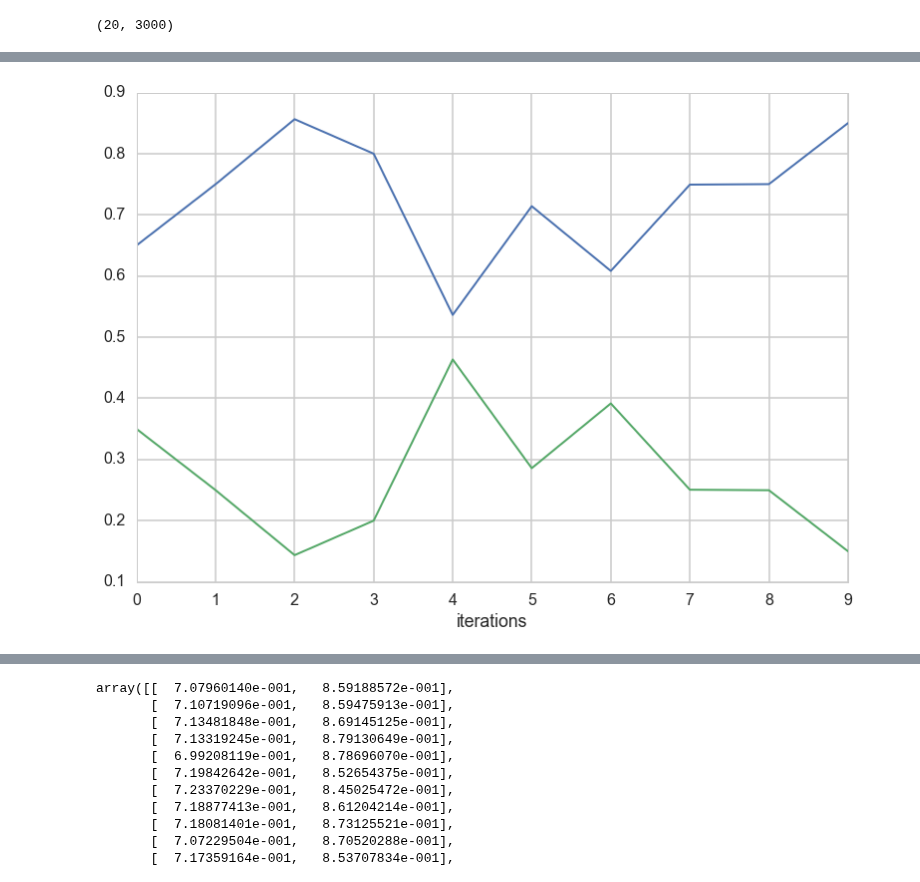
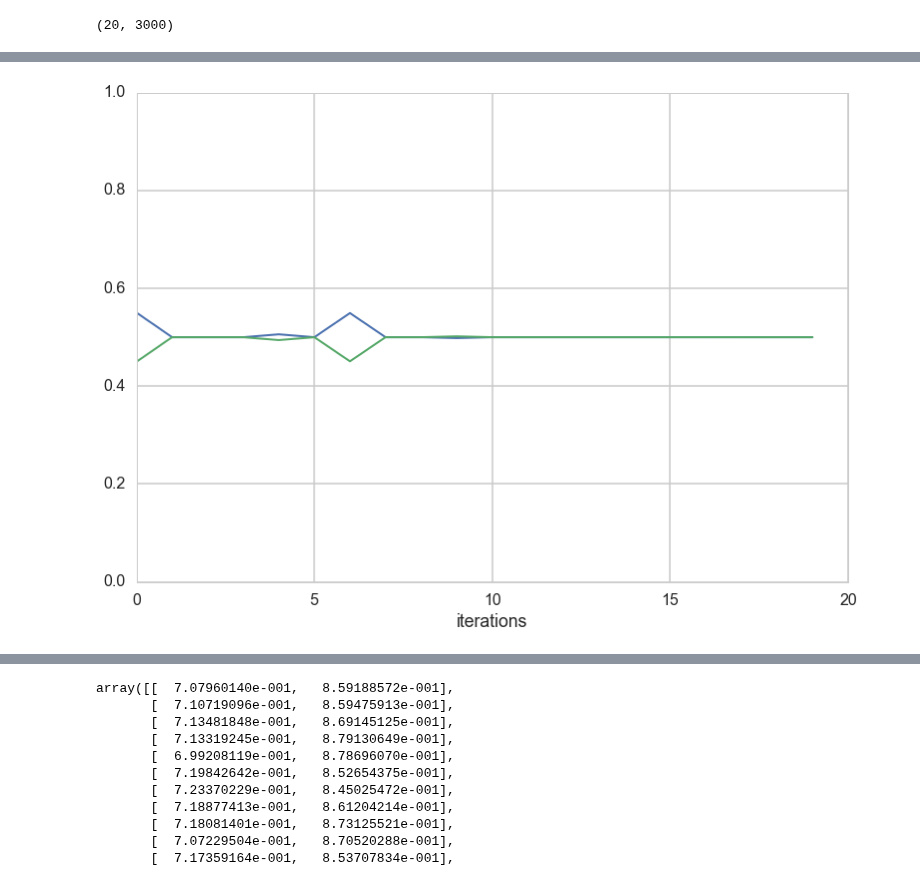
Before and after one commit to zyzdiana/ss_model_mixture, a Jupyter notebook: Mixture_test.ipynb, the cells around one changed output, grey strips where cells are left out. Cells and saved outputs as stored; diff of their text form; code cells hidden in the pictures.

```diff
--- a/Mixture_test.ipynb
+++ b/Mixture_test.ipynb
@@ -117,7 +117,7 @@ trial = 50
 # cluster
 cluster = 2
 #iterations
-iteration = 10
+iteration = 20
 #
 sigma_ls = np.empty([iteration,cluster])
 pi_ls = np.empty([iteration,cluster])
@@ -159,7 +159,7 @@ for i in range(iteration):
 
     posterior_indicator = np.exp(loglikelihood - np.max(loglikelihood, axis=0)) * np.reshape(np.repeat(pi,20),(2,20))
     posterior_indicator = posterior_indicator/np.sum(posterior_indicator, axis=0)
-    pii = np.sum(posterior_indicator,axis=1)/np.sum(posterior_indicator)
+    pi = np.sum(posterior_indicator,axis=1)/np.sum(posterior_indicator)
     sigma = np.sum(sigmatmp * posterior_indicator, axis=1)/np.sum(posterior_indicator,axis=1)
     sigma_ls[i,:]=sigma
-    pi_ls[i,:]=pii
+    pi_ls[i,:]=pi
@@ -191,6 +265,7 @@ plt.legend(loc='best')
 # %%
 plt.plot(pi_ls, '-',linewidth=2.0)
+plt.ylim([0,1])
 plt.xlabel('iterations')
 plt.legend(loc='best')
 # %% [output]
-[figure, old version]
+[figure, new version]
```
Also changed, not shown: parts of 13 cells of this notebook, 1 other file.
